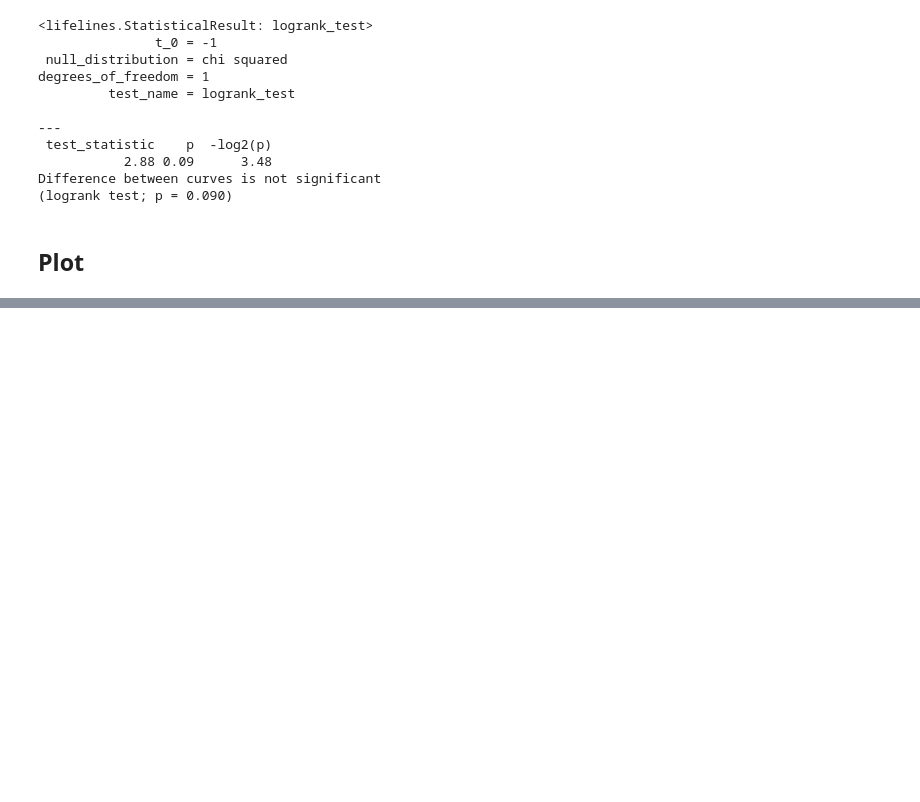
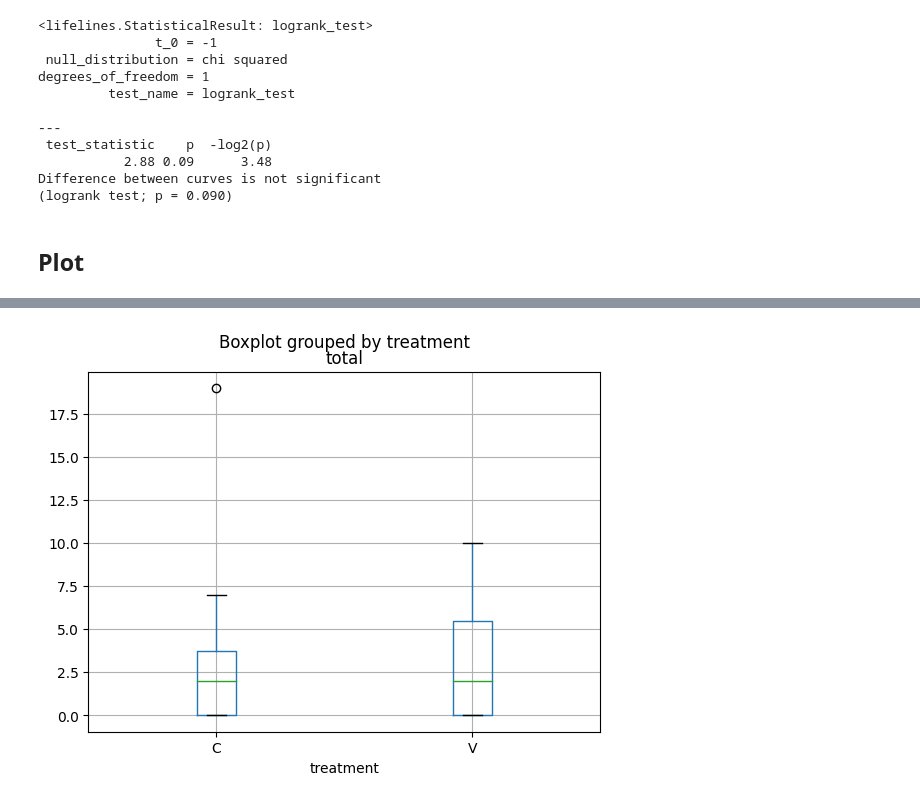
Before and after one commit to aubreymoore/palau-guts-experiment, a Jupyter notebook: newt.ipynb, the cells around one changed output, grey strips where cells are left out. Saved outputs shown, nothing was run; the diff lists cells and outputs as text; code cells hidden in the pictures; blank space fills up the shorter version.

```diff
--- a/newt.ipynb
+++ b/newt.ipynb
@@ -214,0 +215,5 @@ plt.show();
+# %%
+df_eggcount = pd.read_csv('eggcount.csv', parse_dates=True)
+df_eggcount = df_eggcount.assign(total=lambda x: (x['eggs']+x['L1']+x['L2']))
+df_eggcount = df_eggcount.merge(df_beetles)
+df_eggcount
@@ -215,3 +238,7 @@ plt.show();
+# %%
+df_eggcount.boxplot(column='total', by='treatment');
+# %% [output]
+[figure, added]
 # %%
 # Save this notebook
 # This is run to make sure that the current status of this notebook is saved in GitHub
```
Also changed, not shown: parts of 3 cells of this notebook, 1 other file.
